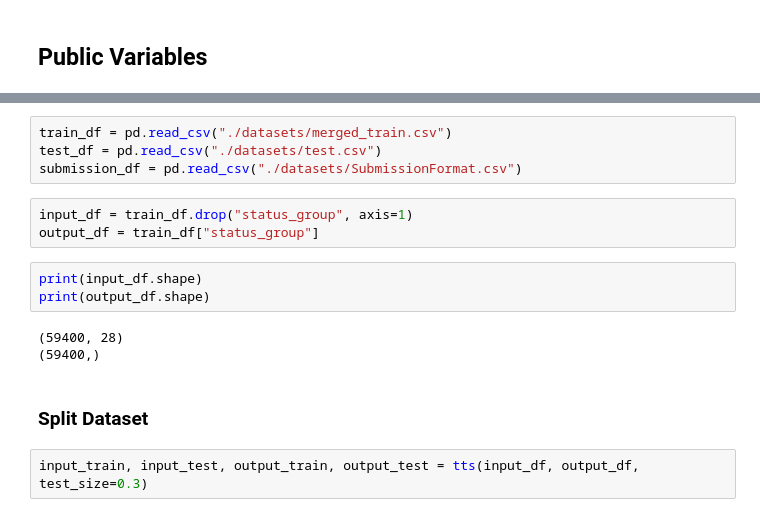
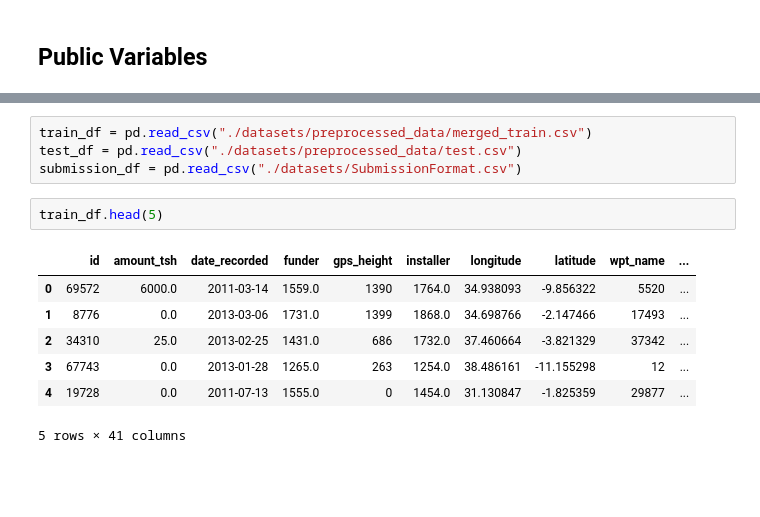
Before and after one commit to Onotseike/DataDriven, a Jupyter notebook: PumpItUp/decision_tree_classifier.ipynb, the cells around one changed output, grey strips where cells are left out. Drawn from its saved outputs; the diff is of its cells as text; blank space fills up the shorter version.

```diff
--- a/PumpItUp/decision_tree_classifier.ipynb
+++ b/PumpItUp/decision_tree_classifier.ipynb
@@ -24,17 +79,14 @@ test_results = []
 # %%
-train_df = pd.read_csv("./datasets/merged_train.csv")
-test_df = pd.read_csv("./datasets/test.csv")
+train_df = pd.read_csv("./datasets/preprocessed_data/merged_train.csv")
+test_df = pd.read_csv("./datasets/preprocessed_data/test.csv")
 submission_df = pd.read_csv("./datasets/SubmissionFormat.csv")
-# %%
-input_df = train_df.drop("status_group", axis=1)
-output_df = train_df["status_group"]
-# %%
-print(input_df.shape)
-print(output_df.shape)
-# %% [output]
-(59400, 28)
-(59400,)
-# %% [markdown]
-### Split Dataset
-# %%
-input_train, input_test, output_train, output_test = tts(input_df, output_df, test_size=0.3)
+# %%
+train_df.head(5)
+# %% [output]
+|  | id | amount_tsh | date_recorded | funder | gps_height | installer | longitude | latitude | wpt_name | ... |
+| 0 | 69572 | 6000.0 | 2011-03-14 | 1559.0 | 1390 | 1764.0 | 34.938093 | -9.856322 | 5520 | ... |
+| 1 | 8776 | 0.0 | 2013-03-06 | 1731.0 | 1399 | 1868.0 | 34.698766 | -2.147466 | 17493 | ... |
+| 2 | 34310 | 25.0 | 2013-02-25 | 1431.0 | 686 | 1732.0 | 37.460664 | -3.821329 | 37342 | ... |
+| 3 | 67743 | 0.0 | 2013-01-28 | 1265.0 | 263 | 1254.0 | 38.486161 | -11.155298 | 12 | ... |
+| 4 | 19728 | 0.0 | 2011-07-13 | 1555.0 | 0 | 1454.0 | 31.130847 | -1.825359 | 29877 | ... |
+5 rows × 41 columns
```
Also changed, not shown: parts of 24 cells of this notebook, 22 other files.
